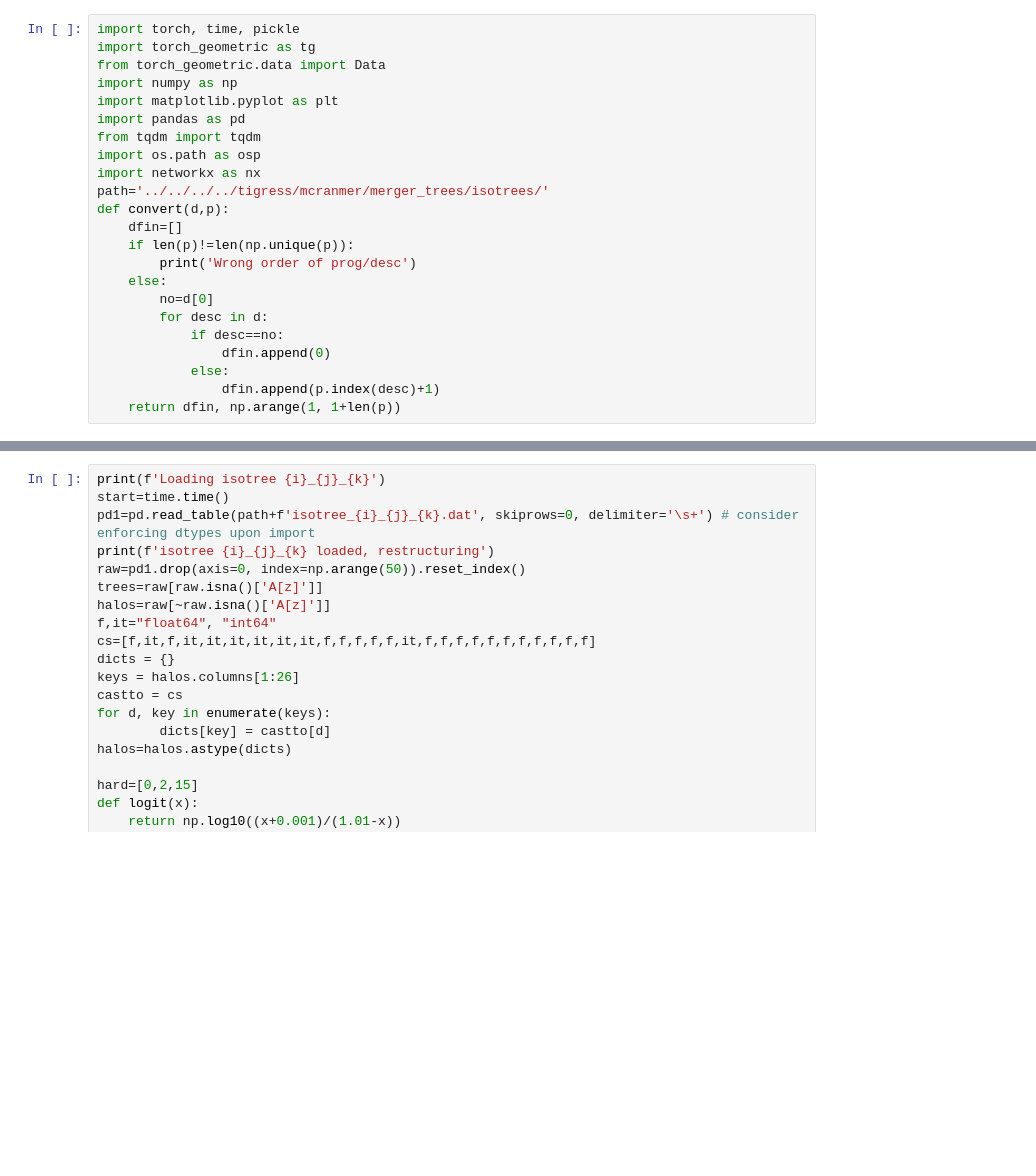
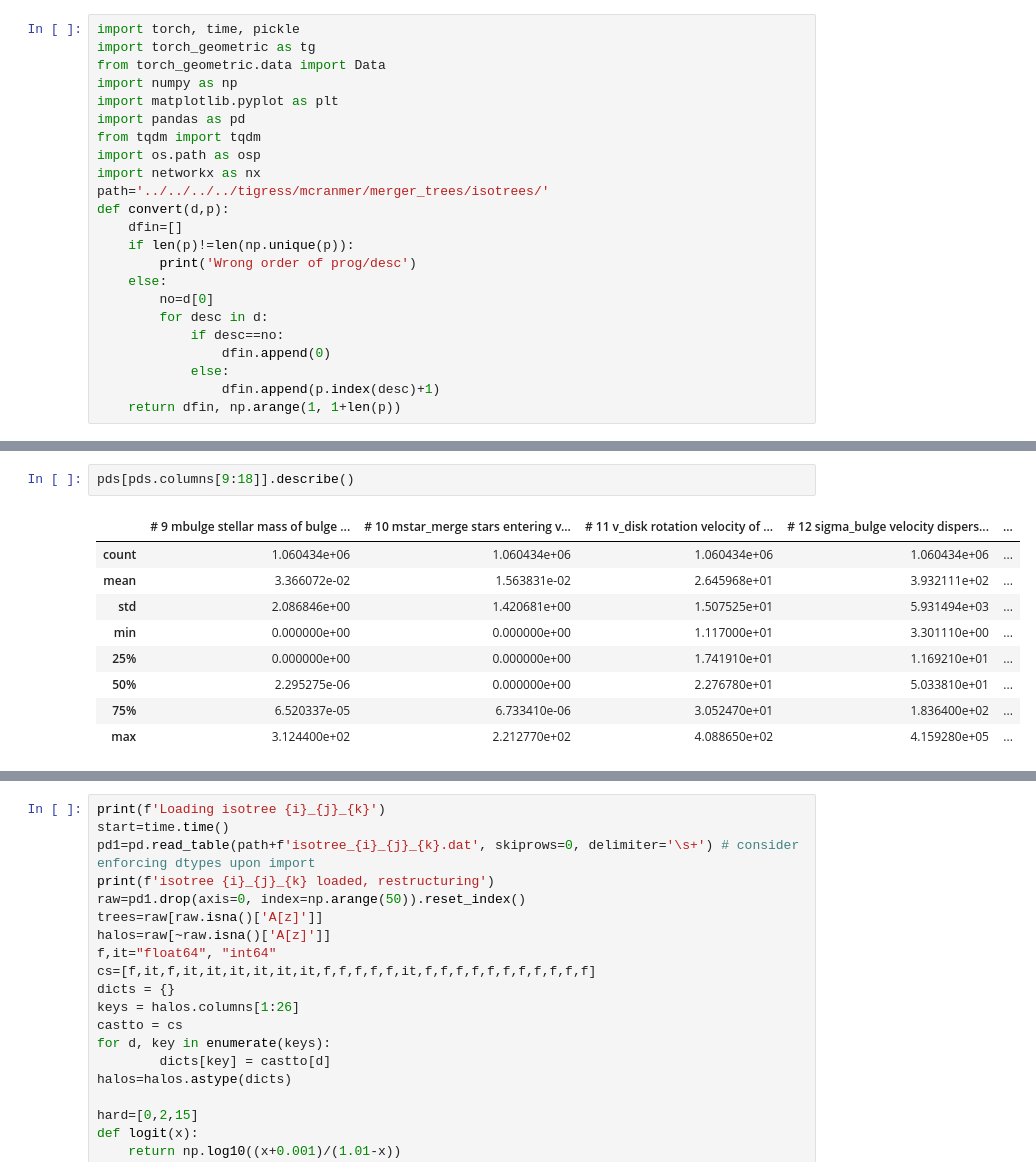
Before and after one commit to astrockragh/Mangrove, a Jupyter notebook: data0.ipynb, the cells around one changed output, grey strips where cells are left out. Cells and saved outputs as stored; diff of their text form; blank space fills up the shorter version.

```diff
--- a/data0.ipynb
+++ b/data0.ipynb
@@ -35,0 +92,12 @@ scaler = pickle.load(open('transformer0.pkl', 'rb'))
+# %%
+pds[pds.columns[9:18]].describe()
+# %% [output]
+|  | # 9 mbulge stellar mass of bulge ... | # 10 mstar_merge stars entering v... | # 11 v_disk rotation velocity of ... | # 12 sigma_bulge velocity dispers... | ... |
+| count | 1.060434e+06 | 1.060434e+06 | 1.060434e+06 | 1.060434e+06 | ... |
+| mean | 3.366072e-02 | 1.563831e-02 | 2.645968e+01 | 3.932111e+02 | ... |
+| std | 2.086846e+00 | 1.420681e+00 | 1.507525e+01 | 5.931494e+03 | ... |
+| min | 0.000000e+00 | 0.000000e+00 | 1.117000e+01 | 3.301110e+00 | ... |
+| 25% | 0.000000e+00 | 0.000000e+00 | 1.741910e+01 | 1.169210e+01 | ... |
+| 50% | 2.295275e-06 | 0.000000e+00 | 2.276780e+01 | 5.033810e+01 | ... |
+| 75% | 6.520337e-05 | 6.733410e-06 | 3.052470e+01 | 1.836400e+02 | ... |
+| max | 3.124400e+02 | 2.212770e+02 | 4.088650e+02 | 4.159280e+05 | ... |
```
Also changed, not shown: parts of 11 cells of this notebook, 17 other files.
